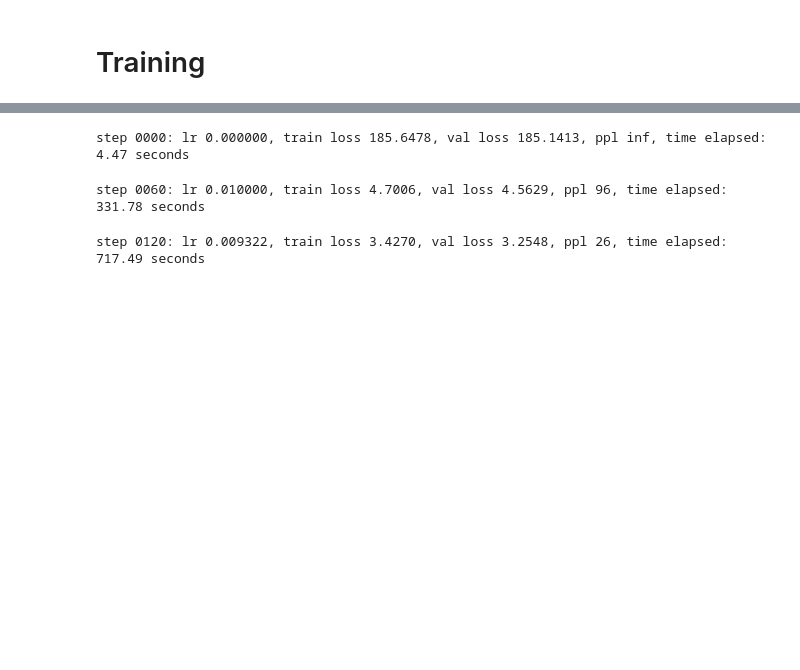
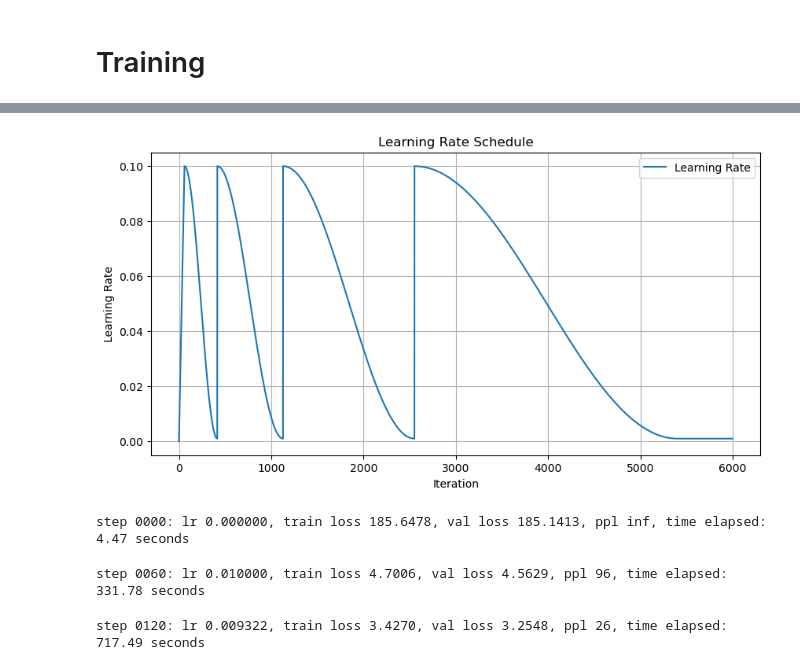
Before and after one commit to evintunador/templateGPT, a Jupyter notebook: train.ipynb, the cells around one changed output, grey strips where cells are left out. Cells and saved outputs as stored; diff of their text form; code cells hidden in the pictures; blank space fills up the shorter version.

```diff
--- a/train.ipynb
+++ b/train.ipynb
@@ -65,19 +68,21 @@ test_data_loader = get_data_loader(batch_size=tcfg.batch_size, split='validation
 # %%
-if False: # set to true if you'd like to see a graph of the learning rate schedule
+if True: # set to true if you'd like to see a graph of the learning rate schedule
     import matplotlib.pyplot as plt
 
     # Generate learning rate values
     lrs = [scheduler_lambda(i) for i in range(tcfg.max_iters)]
 
     # Plot the learning rates
     plt.figure(figsize=(10, 5))
     plt.plot(lrs, label='Learning Rate')
     plt.title('Learning Rate Schedule')
     plt.xlabel('Iteration')
     plt.ylabel('Learning Rate')
     plt.grid(True)
     plt.legend()
     plt.show()
+# %% [output]
+[figure, added]
 # %%
 model, optimizer, log_data = train(
     model,
```
Also changed, not shown: parts of 2 cells of this notebook, 35 other files.
